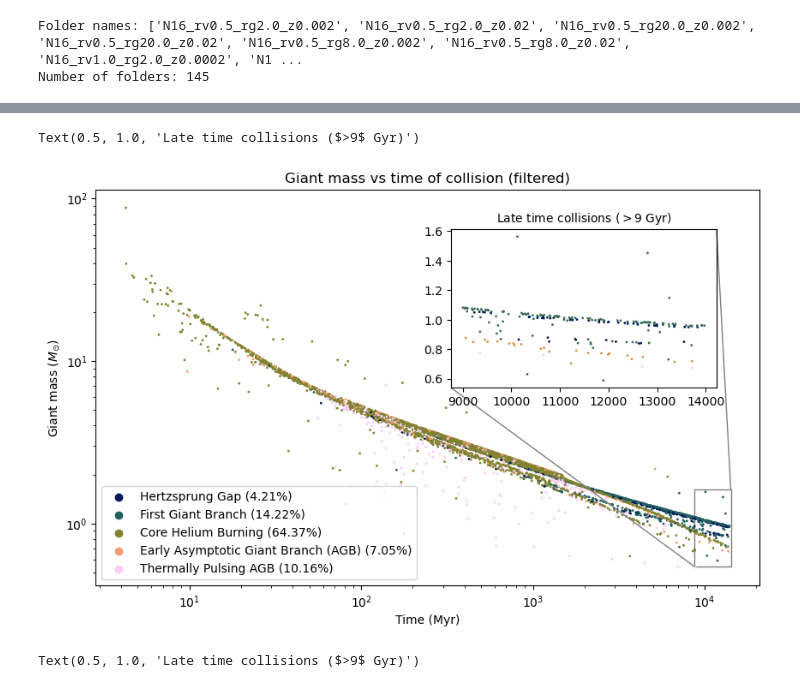
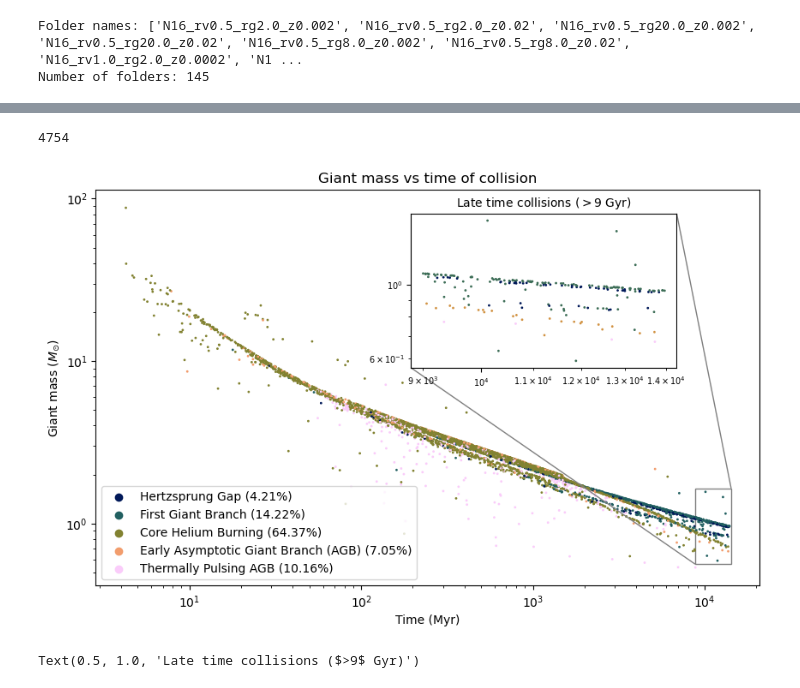
Before and after one commit to Stufffffs/CASSI_2024_code, a Jupyter notebook: collisions_processing.ipynb, the cells around one changed output, grey strips where cells are left out. Saved outputs shown, nothing was run; the diff lists cells and outputs as text; code cells hidden in the pictures.

```diff
--- a/collisions_processing.ipynb
+++ b/collisions_processing.ipynb
@@ -655,7 +767,7 @@ fig, ax1 = plt.subplots(figsize=(10, 6))
 # them.
 ax2 = plt.axes([0,0,1,1])
 # Manually set the position and relative size of the inset axes within ax1
-ip = InsetPosition(ax1, [0.535,0.50,0.4,0.4])
+ip = InsetPosition(ax1, [0.475,0.55,0.4,0.39])
 ax2.set_axes_locator(ip)
 # Mark the region corresponding to the inset axes on ax1 and draw lines
 # in grey linking the two axes.
@@ -666,45 +778,51 @@ mark_inset(ax1, ax2, loc1=3, loc2=1, fc="none", ec='0.5')
 scatter = ax1.scatter(times_GiantBH, mass_Giant, s=1, color=colors_N)
 ax1.set_xlabel(r'Time (Myr)')
 ax1.set_ylabel(r'Giant mass ($M_{\odot}$)')
-ax1.set_title('Giant mass vs time of collision (filtered)')
+ax1.set_title('Giant mass vs time of collision')
 ax1.set_xscale('log')
 ax1.set_yscale('log')
-
+print(len(times_GiantBH))
 # Create a legend
 legend_labels = {N: f'{N} ({frac:.2f}%)' for N,frac in zip(giant_name_types, fractions_old)}
 legend_handles = []
 for N,n in zip(giant_name_types, unique_numbers):
     label = legend_labels[N]
     color = N_to_color[n]
     legend_handles.append(ax1.scatter([], [], c=color, label=label))
 ax1.legend(handles=legend_handles, loc='lower left')
 
 
 # Check time
 check_t = np.array(data[:, 4], dtype=float) > 9e3
 data_t = data[check_t]
 mass_Giant = data_t[::, 11].astype(float)
 type_Giant = data_t[::, 19].astype(float)
 times_GiantBH = data_t[::, 4].astype(float)
 
 
 
 colors = cm.batlow(np.linspace(0, 1, len(set(type_Giant))))
 
 # Get unique numbers from the list
 unique_numbers = list(set(type_Giant))
 unique_numbers.sort()
 
 # Create a mapping of unique numbers to colors
 N_to_color = {num: colors[i % len(colors)] for i, num in enumerate(unique_numbers)}
 colors_N = [N_to_color[N] for N in type_Giant]
 
 
 ax2.scatter(times_GiantBH, mass_Giant, s=1, color=colors_N)
+ax2.set_xscale('log')
+ax2.set_yscale('log')
 ax2.set_title('Late time collisions ($>9$ Gyr)', fontsize=10)
+ax2.tick_params(axis='both', which='both', labelsize=7)
+
+
+#plt.savefig('William_Yang_Giant_mass_collision_time.png', dpi=500)
 # %% [output]
-Text(0.5, 1.0, 'Late time collisions ($>9$ Gyr)')
+4754
-[figure, old version]
+[figure, new version]
 # %%
 
 # Load the CSV file into a numpy array
```
Also changed, not shown: parts of 4 cells of this notebook, 4 other files.
